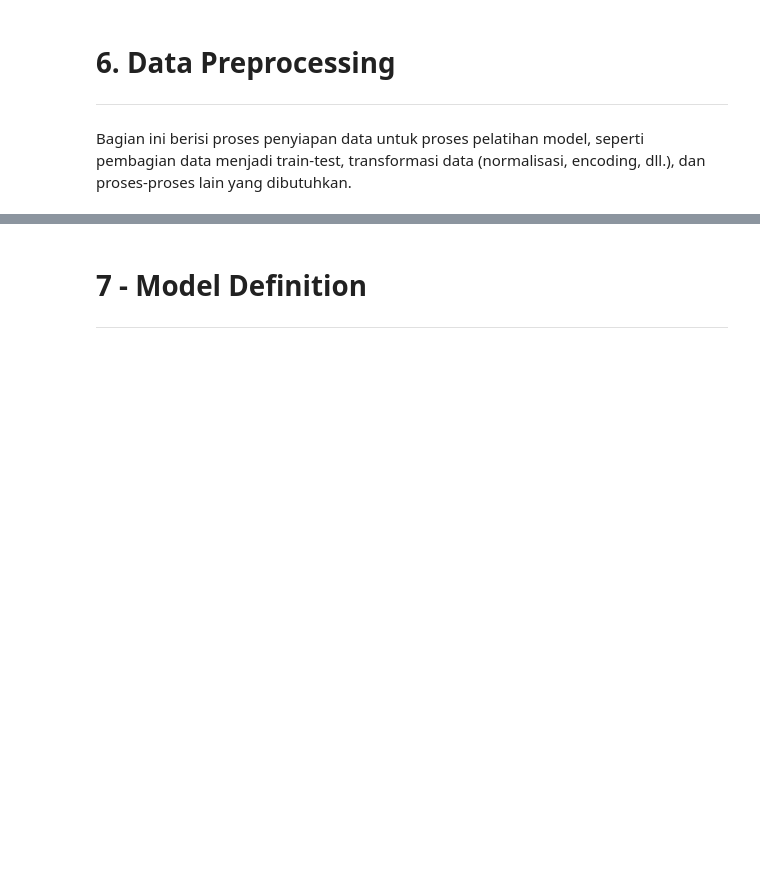
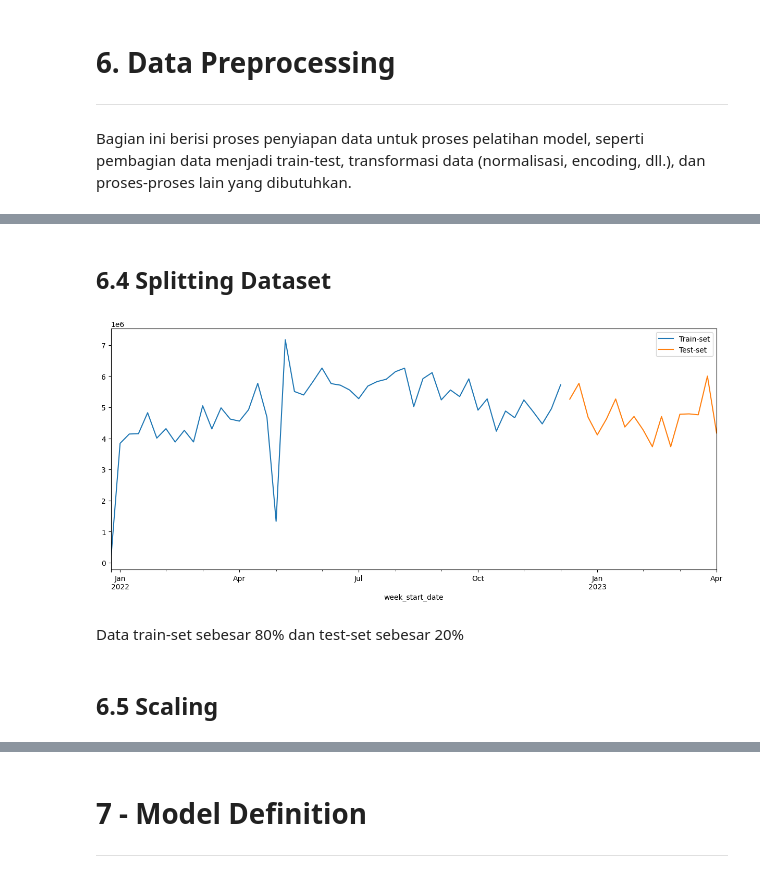
Before and after one commit to andik-alfauzi/Sales-Prediction, a Jupyter notebook: Time_Series_Sales_Prediction.ipynb, the cells around one changed output, grey strips where cells are left out. Drawn from its saved outputs; the diff is of its cells as text; code cells hidden in the pictures; blank space fills up the shorter version.

```diff
--- a/Time_Series_Sales_Prediction.ipynb
+++ b/Time_Series_Sales_Prediction.ipynb
@@ -643,0 +679,6 @@ Bagian ini berisi proses penyiapan data untuk proses pelatihan model, seperti pe
+# %%
+# Preparing data
+salesData = data.groupby('week_start_date')['quantity'].sum()
+
+# Display
+salesData
@@ -643,0 +701,21 @@ Bagian ini berisi proses penyiapan data untuk proses pelatihan model, seperti pe
+# %%
+# Split data between X and y
+window = 4
+X = []
+y = []
+
+for index in range(0, len(salesData)-window):
+  X.append(salesData[index : window + index])
+  y.append(salesData[window + index])
+
+X = np.array(X)
+y = np.array(y)
+
+# Display
+print('Data X : ')
+print(X)
+print('X Data shape : ', X.shape)
+print('='*100)
+print('Data y : ')
+print(y)
+print('X Data shape : ', y.shape)
@@ -643,0 +762,25 @@ Bagian ini berisi proses penyiapan data untuk proses pelatihan model, seperti pe
+# %% [markdown]
+## 6.4 Splitting Dataset
+# %%
+# Split dataset
+trainSize = round(len(X) * 0.8)
+
+# Train-set
+X_train = X[:trainSize]
+y_train = y[:trainSize]
+
+# Test-set
+X_test = X[trainSize:]
+y_test = y[trainSize:]
+# %%
+# Visualize data after splitting
+salesData[:trainSize].plot.line(figsize=(15, 6))
+salesData[trainSize:].plot.line(figsize=(15, 6))
+plt.legend(['Train-set', 'Test-set'])
+plt.show()
+# %% [output]
+[figure, added]
+# %% [markdown]
+Data train-set sebesar 80% dan test-set sebesar 20%
+# %% [markdown]
+## 6.5 Scaling
```
Also changed, not shown: parts of 52 cells of this notebook, 2 other files.
